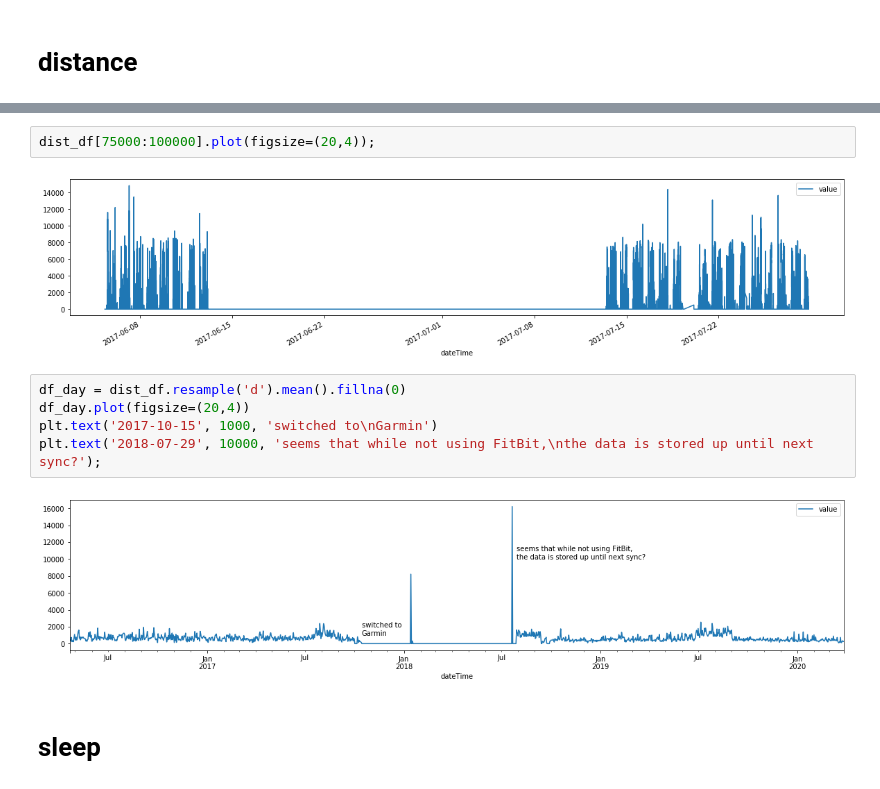
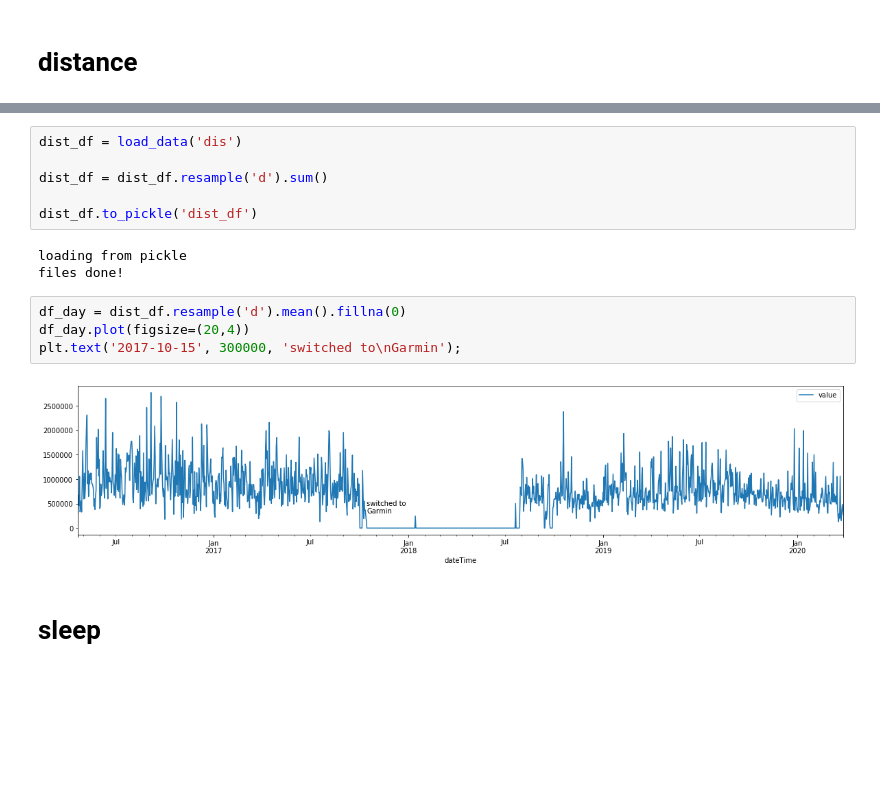
Before and after one commit to DanCorley/fitbit_data, a Jupyter notebook: fitbit.ipynb, the cells around one changed output, grey strips where cells are left out. Drawn from its saved outputs; the diff is of its cells as text; blank space fills up the shorter version.

```diff
--- a/fitbit.ipynb
+++ b/fitbit.ipynb
@@ -124,14 +92,18 @@ dist_df.tail()
-# %%
-dist_df[75000:100000].plot(figsize=(20,4));
-# %% [output]
-[figure, removed]
+# %%
+dist_df = load_data('dis')
+
+dist_df = dist_df.resample('d').sum()
+
+dist_df.to_pickle('dist_df')
+# %% [output]
+loading from pickle
+files done!
 # %%
 df_day = dist_df.resample('d').mean().fillna(0)
 df_day.plot(figsize=(20,4))
-plt.text('2017-10-15', 1000, 'switched to\nGarmin')
-plt.text('2018-07-29', 10000, 'seems that while not using FitBit,\nthe data is stored up until next sync?');
+plt.text('2017-10-15', 300000, 'switched to\nGarmin');
 # %% [output]
-[figure, old version]
+[figure, new version]
 # %% [markdown]
 # sleep
 # %%
```
Also changed, not shown: parts of 22 cells of this notebook, 4 other files.
